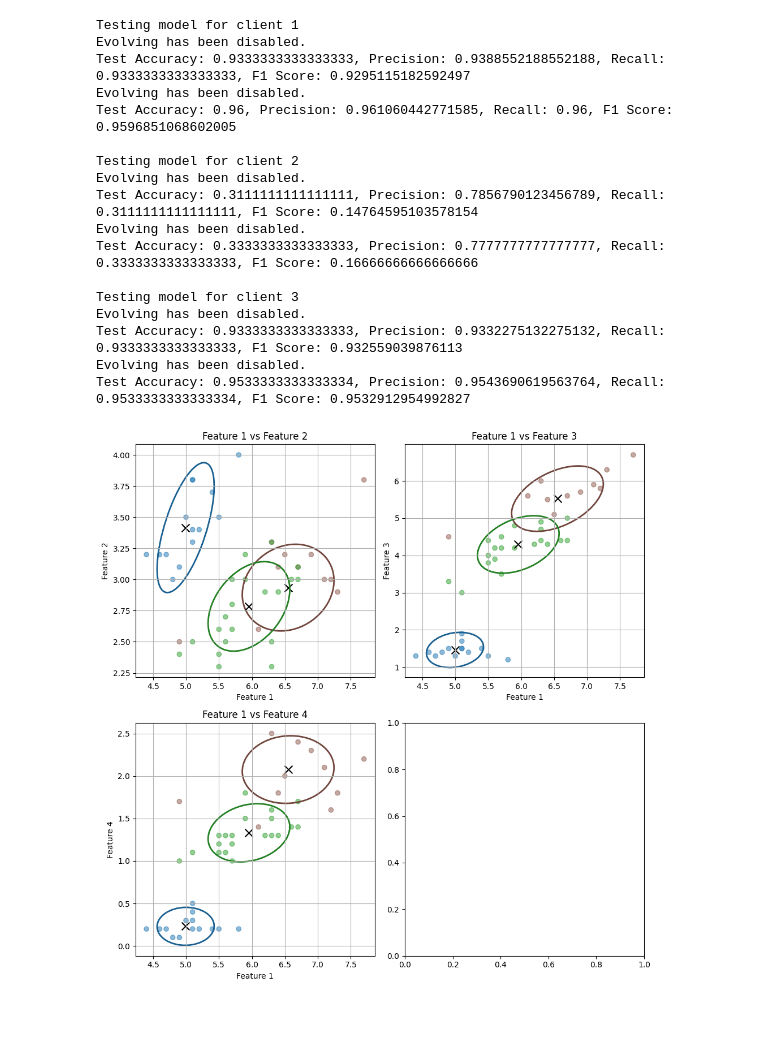
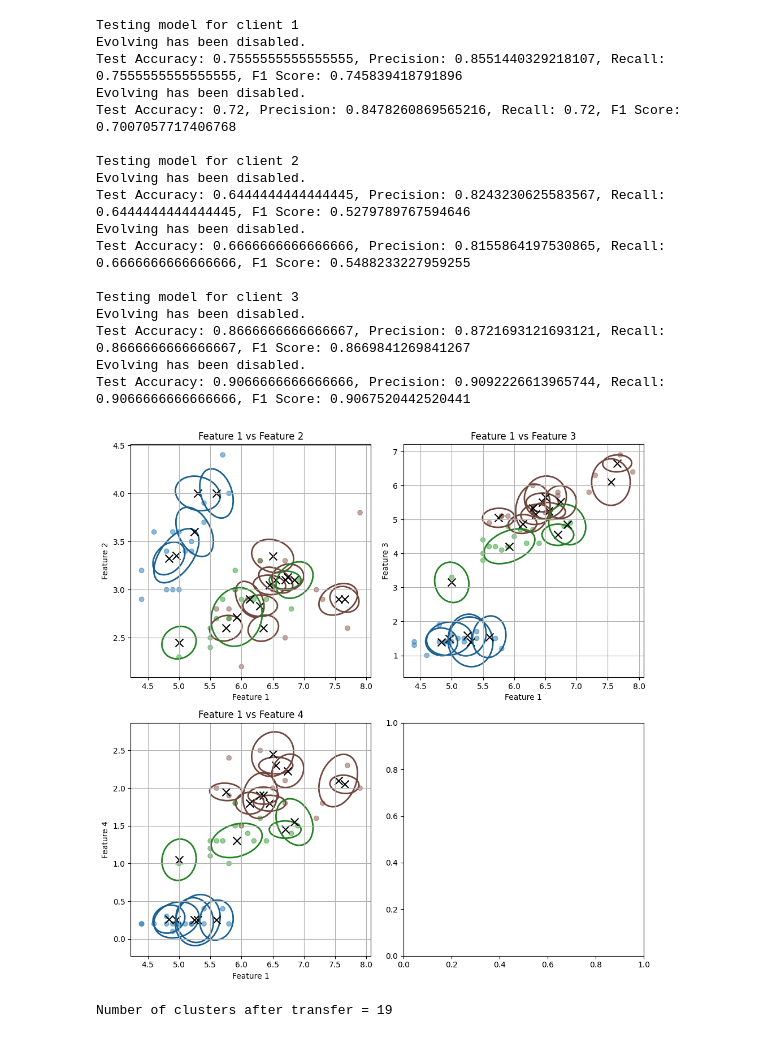
Before and after one commit to mihaozbot/eGAUSSp_Python, a Jupyter notebook: iris_experiment.ipynb, the cells around one changed output. Saved outputs shown, nothing was run; the diff lists cells and outputs as text; code cells hidden in the pictures.

```diff
--- a/iris_experiment.ipynb
+++ b/iris_experiment.ipynb
@@ -43,7 +43,7 @@ local_model_params = {
     "N_max": 1,
     "num_sigma": 2,
     "kappa_join": 1.5,
-    "S_0": 1e-10,
+    "S_0": 1e-8,
     "c_max": 4,
     "device": torch.device("cpu")
 }
@@ -53,7 +53,7 @@ federated_model_params = {
     "N_max": 1,
     "num_sigma": 2,
     "kappa_join": 2,
-    "S_0": 1e-10,
+    "S_0": 1e-8,
     "c_max": 2,
     "device": torch.device("cpu")
 }
@@ -85,34 +85,35 @@ for client_idx, client_model in enumerate(local_models):
 # %% [output]
 Testing model for client 1
 Evolving has been disabled.
-Test Accuracy: 0.9333333333333333, Precision: 0.9388552188552188, Recall: 0.9333333333333333, F1 Score: 0.9295115182592497
+Test Accuracy: 0.7555555555555555, Precision: 0.8551440329218107, Recall: 0.7555555555555555, F1 Score: 0.745839418791896
 Evolving has been disabled.
-Test Accuracy: 0.96, Precision: 0.961060442771585, Recall: 0.96, F1 Score: 0.9596851068602005
+Test Accuracy: 0.72, Precision: 0.8478260869565216, Recall: 0.72, F1 Score: 0.7007057717406768
 
 Testing model for client 2
 Evolving has been disabled.
-Test Accuracy: 0.3111111111111111, Precision: 0.7856790123456789, Recall: 0.3111111111111111, F1 Score: 0.14764595103578154
+Test Accuracy: 0.6444444444444445, Precision: 0.8243230625583567, Recall: 0.6444444444444445, F1 Score: 0.5279789767594646
 Evolving has been disabled.
-Test Accuracy: 0.3333333333333333, Precision: 0.7777777777777777, Recall: 0.3333333333333333, F1 Score: 0.16666666666666666
+Test Accuracy: 0.6666666666666666, Precision: 0.8155864197530865, Recall: 0.6666666666666666, F1 Score: 0.5488233227959255
 
 Testing model for client 3
 Evolving has been disabled.
-Test Accuracy: 0.9333333333333333, Precision: 0.9332275132275132, Recall: 0.9333333333333333, F1 Score: 0.932559039876113
+Test Accuracy: 0.8666666666666667, Precision: 0.8721693121693121, Recall: 0.8666666666666667, F1 Score: 0.8669841269841267
 Evolving has been disabled.
-Test Accuracy: 0.9533333333333334, Precision: 0.9543690619563764, Recall: 0.9533333333333334, F1 Score: 0.9532912954992827
+Test Accuracy: 0.9066666666666666, Precision: 0.9092226613965744, Recall: 0.9066666666666666, F1 Score: 0.9067520442520441
 # %%
 
 import utils.utils_train
 importlib.reload(utils.utils_train)
 from utils.utils_train import test_model
 
 
 for client_idx, client_model in enumerate(local_models):
         print(f"Merging client {client_idx + 1}")
-        federated_model.federal_agent.merge_model(client_model)
-
-federated_model.federal_agent.federated_merging()
+        federated_model.federal_agent.merge_model_privately(client_model,1)
 
 plot_first_feature(test_data, model=federated_model, num_sigma=2, N_max=0)
+
+print(f"Number of clusters after transfer = {federated_model.c}")
 # %% [output]
-[figure, old version]
+[figure, new version]
+Number of clusters after transfer = 19
```
Also changed, not shown: parts of 4 cells of this notebook, 7 other files.
